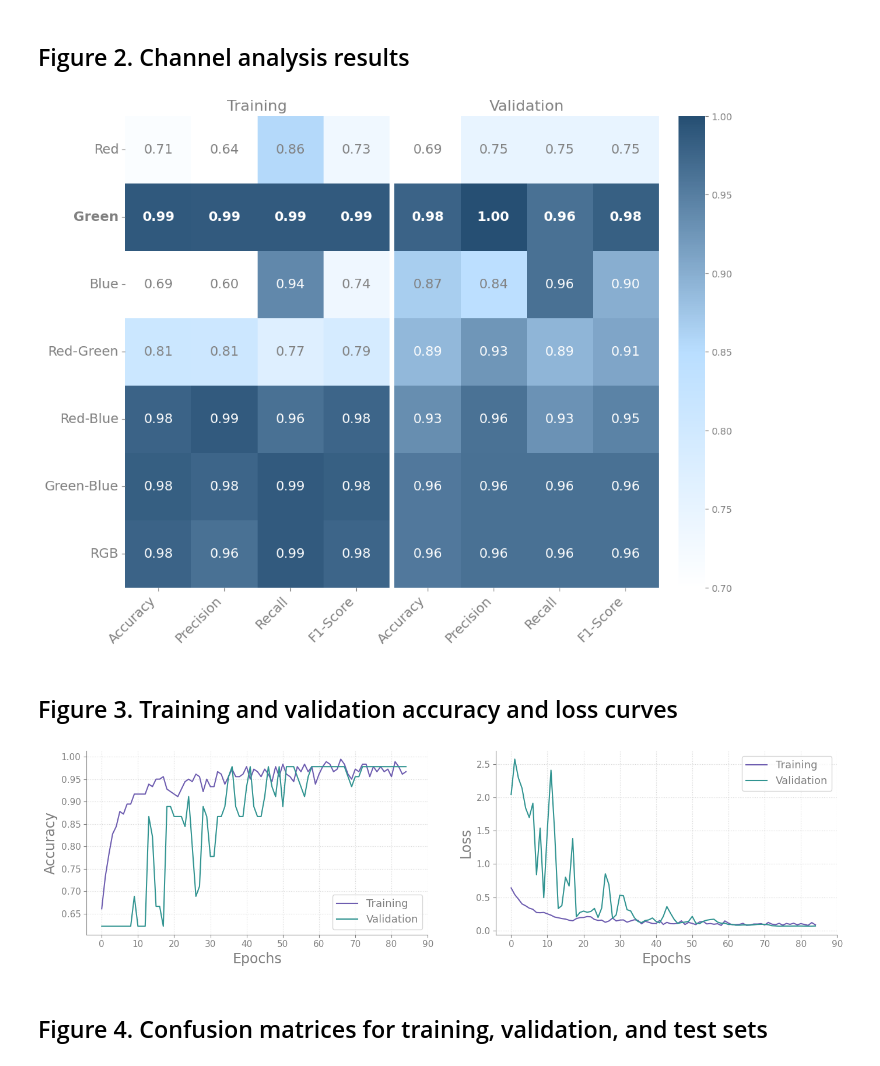
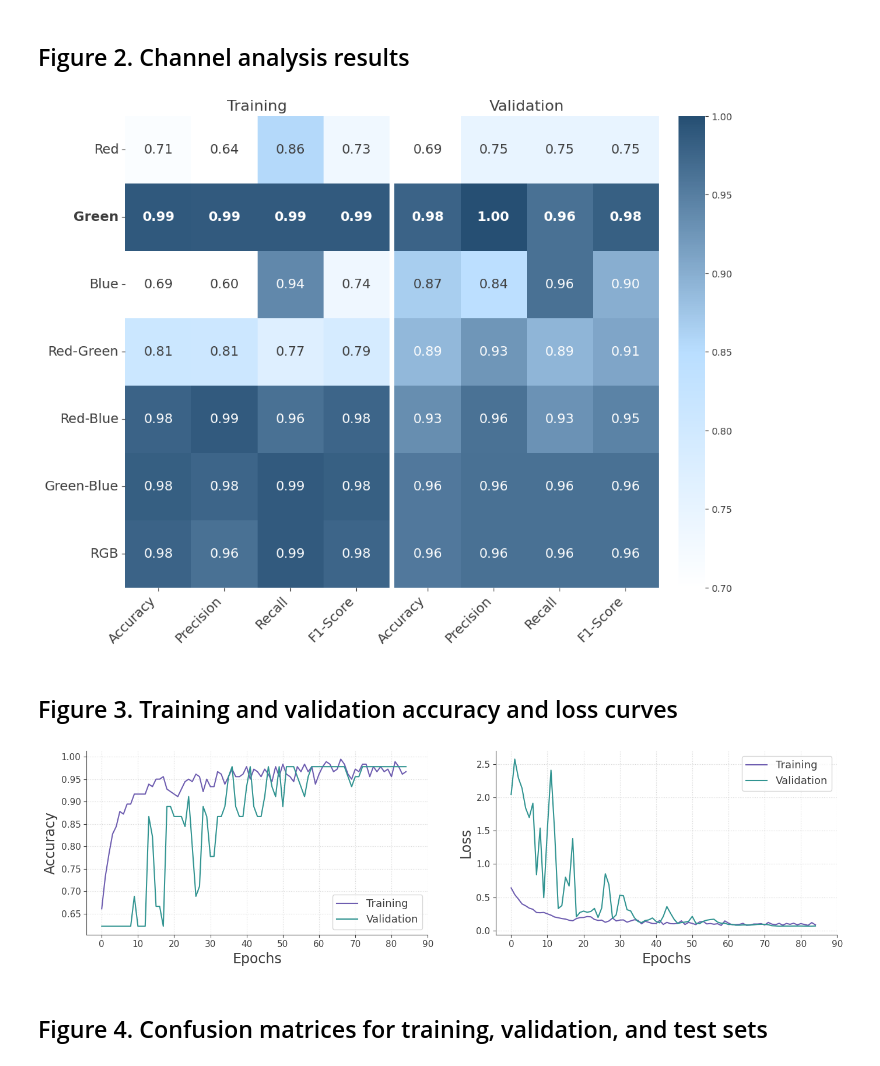
Before and after one commit to yamilemr/Automated-Classification-of-Second-and-Third-Degree-Burn-Images-Using-Convolutional-Neural-Networks, a Jupyter notebook: notebooks/figure_plots.ipynb, the cells around one changed output. Drawn from its saved outputs; the diff is of its cells as text; code cells hidden in the pictures.

```diff
--- a/notebooks/figure_plots.ipynb
+++ b/notebooks/figure_plots.ipynb
@@ -112,9 +112,9 @@ def adjust_annotation_colors(hm, ax, data, threshold=0.7, light_color='white', d
         else:
             text.set_color(dark_color)
 
-    #Set colorbar tick labels to gray
+    #Set colorbar tick labels to dark_color
     if mesh.colorbar is not None:
-        mesh.colorbar.ax.tick_params(labelcolor='gray', color='gray')
+        mesh.colorbar.ax.tick_params(labelcolor=dark_color, color=dark_color)
 # %%
 def best_model_bold(best_model_name, model_names, ax, hm, n_cols):
     '''
@@ -131,10 +131,13 @@ def best_model_bold(best_model_name, model_names, ax, hm, n_cols):
     Returns:
     - None. The function modifies tick labels and annotations in-place.
     '''
+    #Get the row index of the best-performing model in the heatmap
+    best_row = np.where(model_names == best_model_name)[0][0]
+
     #Bold the y-axis label corresponding to the best model
-    for tick_label in ax.get_yticklabels():
-        if tick_label.get_text() == best_model_name:
-            tick_label.set_fontweight('bold')
+    yticklabels = ax.get_yticklabels()
+    if best_row < len(yticklabels):
+        yticklabels[best_row].set_fontweight('bold')
 
     #Bold the annotation values (heatmap cells) corresponding to the best model row
     for i, text in enumerate(hm.texts):
@@ -242,43 +249,43 @@ data_val = df[val_metrics].values
 model_names = df['Name'].values
 
 #Define a custom color gradient for heatmap visualization
 colors = ['#ffffff', '#b9deff', '#264f73']
 custom_cmap = LinearSegmentedColormap.from_list('custom_blue', colors)
 
 #Create figure with GridSpec layout (two heatmaps of equal width and a dedicated axis for the colorbar)
 fig = plt.figure(figsize=(11, 9))
 
 gs = fig.add_gridspec(1, 2, width_ratios=[1, 0.05], wspace=0.07) #Main grid: heatmaps + colorbar
 gs_hm = gs[0].subgridspec(1, 2, wspace=0.02) #Grid only for heatmaps (controls their separation)
 
 ax1 = fig.add_subplot(gs_hm[0]) #Training metrics heatmap
 ax2 = fig.add_subplot(gs_hm[1]) #Validation metrics heatmap
 cax = fig.add_subplot(gs[1]) #Dedicated axis for the shared colorbar
 
 #Training
 hm_train = sns.heatmap(data_train, annot=True, fmt='.2f', cmap=custom_cmap, vmin=0.7, vmax=1.0,
                        xticklabels=metrics, yticklabels=model_names, ax=ax1, cbar=False, annot_kws={'size': 14})
-ax1.set_title('Training', fontsize=16, color='gray')
-ax1.set_xticklabels(ax1.get_xticklabels(), rotation=45, ha='right', fontsize=14, color='gray')
-ax1.set_yticklabels(ax1.get_yticklabels(), rotation=0, fontsize=14, color='gray')
-ax1.tick_params(axis='both', color='gray')
-adjust_annotation_colors(hm_train, ax1, data_train, threshold=0.7, light_color='white', dark_color='gray')
+ax1.set_title('Training', fontsize=16, color='#3d3d3d')
+ax1.set_xticklabels(ax1.get_xticklabels(), rotation=45, ha='right', fontsize=14, color='#3d3d3d')
+ax1.set_yticklabels(ax1.get_yticklabels(), rotation=0, fontsize=14, color='#3d3d3d')
+ax1.tick_params(axis='both', color='#3d3d3d')
+adjust_annotation_colors(hm_train, ax1, data_train, threshold=0.7, light_color='white', dark_color='#3d3d3d')
 best_model_bold('Green', model_names, ax1, hm_train, n_cols=len(metrics))
 
 #Validation
 hm_val = sns.heatmap(data_val, annot=True, fmt='.2f', cmap=custom_cmap, vmin=0.7, vmax=1.0,
                      xticklabels=metrics, yticklabels=False, ax=ax2, cbar_ax=cax, annot_kws={'size': 14})
-ax2.set_title('Validation', fontsize=16, color='gray')
-ax2.set_xticklabels(ax2.get_xticklabels(), rotation=45, ha='right', fontsize=14, color='gray')
-ax2.tick_params(axis='both', color='gray')
-adjust_annotation_colors(hm_val, ax2, data_val, threshold=0.7, light_color='white', dark_color='gray')
+ax2.set_title('Validation', fontsize=16, color='#3d3d3d')
+ax2.set_xticklabels(ax2.get_xticklabels(), rotation=45, ha='right', fontsize=14, color='#3d3d3d')
+ax2.tick_params(axis='both', color='#3d3d3d')
+adjust_annotation_colors(hm_val, ax2, data_val, threshold=0.7, light_color='white', dark_color='#3d3d3d')
 best_model_bold('Green', model_names, ax2, hm_val, n_cols=len(metrics))
 
 #Save figure
 plt.savefig('../figures/figure_2.png', dpi=700, bbox_inches='tight')
 plt.show()
 # %% [output]
-[figure, old version]
+[figure, new version]
 # %% [markdown]
 ## Figure 3. Training and validation accuracy and loss curves
 # %%
@@ -301,24 +308,24 @@ fig, (ax1, ax2) = plt.subplots(1, 2, figsize=(14, 4))
 #Accuracy
 ax1.plot(epochs_range, train_acc, label='Training', color=color_train)
 ax1.plot(epochs_range, val_acc, label='Validation', color=color_val)
-ax1.set_ylabel('Accuracy', fontsize=17, color='gray')
+ax1.set_ylabel('Accuracy', fontsize=17, color='#3d3d3d')
 
 #Loss
 ax2.plot(epochs_range, train_loss, label='Training', color=color_train)
 ax2.plot(epochs_range, val_loss, label='Validation', color=color_val)
-ax2.set_ylabel('Loss', fontsize=17, color='gray')
+ax2.set_ylabel('Loss', fontsize=17, color='#3d3d3d')
 
 #Apply consistent formatting to both subplots
 for ax in (ax1, ax2):
-    ax.set_xlabel('Epochs', fontsize=17, color='gray')
+    ax.set_xlabel('Epochs', fontsize=17, color='#3d3d3d')
     ax.set_xticks(ticks)
-    ax.tick_params(axis='both', labelsize=11, colors='gray')
-    ax.legend(fontsize=13, labelcolor='gray')
+    ax.tick_params(axis='both', labelsize=11, colors='#3d3d3d')
+    ax.legend(fontsize=13, labelcolor='#3d3d3d')
     ax.grid(True, linestyle=':', alpha=0.5)
     ax.spines['right'].set_visible(False)
     ax.spines['top'].set_visible(False)
-    ax.spines['left'].set_color('gray')
-    ax.spines['bottom'].set_color('gray')
+    ax.spines['left'].set_color('#3d3d3d')
+    ax.spines['bottom'].set_color('#3d3d3d')
 
 #Adjust layout and save figure
 plt.tight_layout()
@@ -326,7 +333,7 @@ plt.subplots_adjust(wspace=0.2)
 plt.savefig('../figures/figure_3.png', dpi=700, bbox_inches='tight')
 plt.show()
 # %% [output]
-[figure, old version]
+[figure, new version]
 # %% [markdown]
 ## Figure 4. Confusion matrices for training, validation, and test sets
 # %%
```
Also changed, not shown: parts of 6 cells of this notebook, 10 other files.
